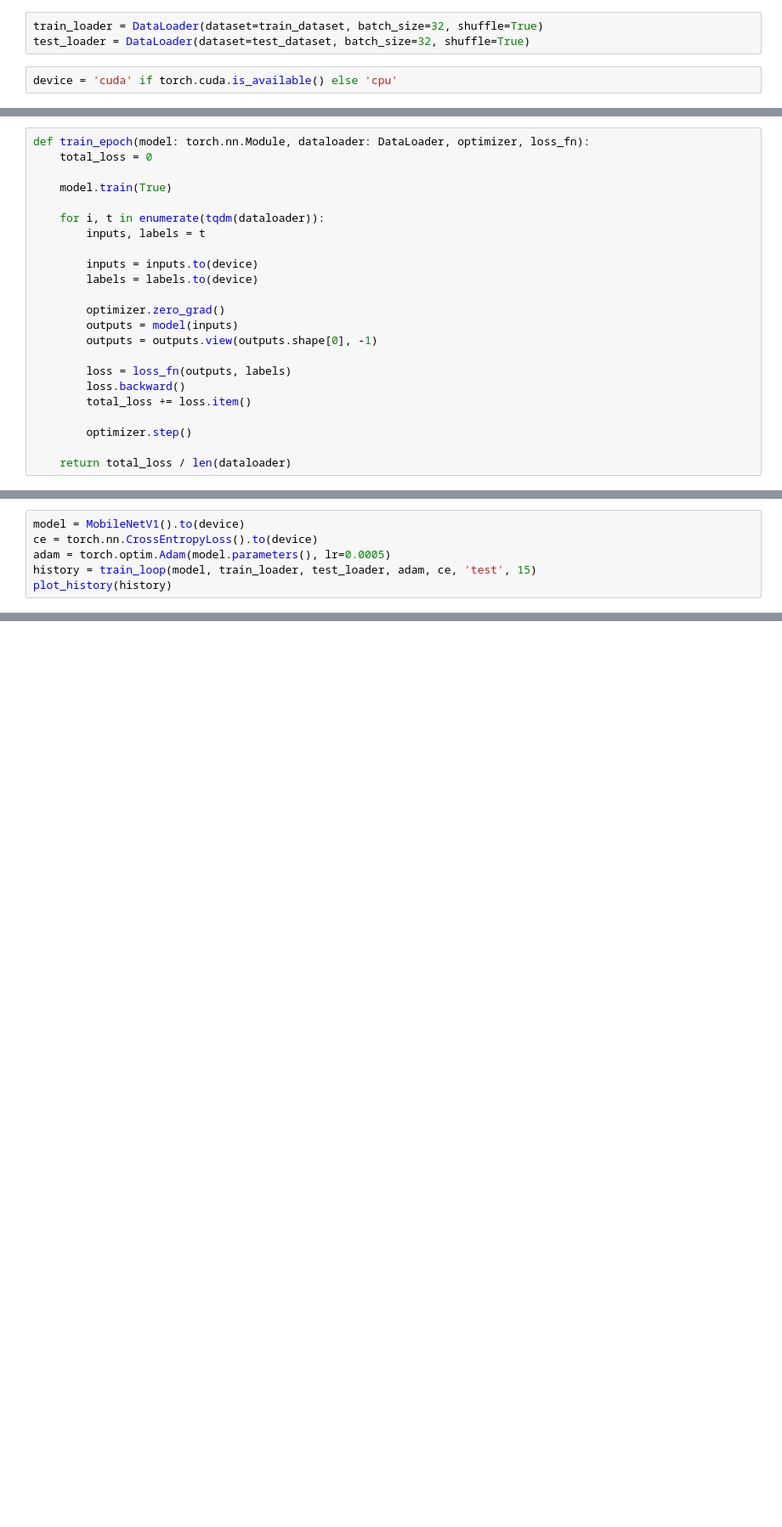
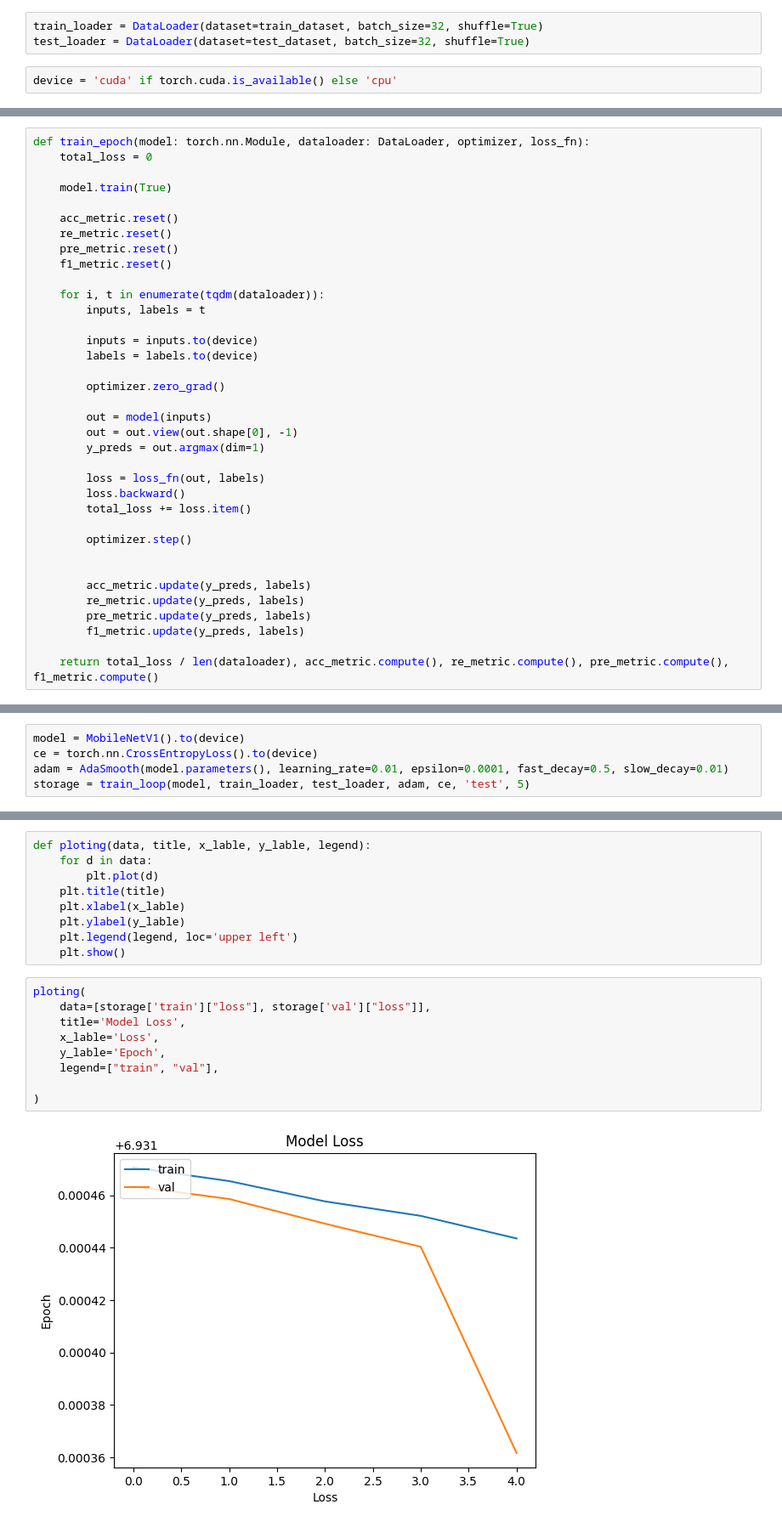
Before and after one commit to mcdnmd/stanford_cars, a Jupyter notebook: stanford-cars-dataset.ipynb, the cells around one changed output, grey strips where cells are left out. Shown at 85% size. Drawn from its saved outputs; the diff is of its cells as text; blank space fills up the shorter version.

```diff
--- a/stanford-cars-dataset.ipynb
+++ b/stanford-cars-dataset.ipynb
@@ -224,6 +348,11 @@ def train_epoch(model: torch.nn.Module, dataloader: DataLoader, optimizer, loss_
     total_loss = 0
 
     model.train(True)
+
+    acc_metric.reset()
+    re_metric.reset()
+    pre_metric.reset()
+    f1_metric.reset()
 
     for i, t in enumerate(tqdm(dataloader)):
         inputs, labels = t
@@ -232,16 +361,24 @@ def train_epoch(model: torch.nn.Module, dataloader: DataLoader, optimizer, loss_
         labels = labels.to(device)
 
         optimizer.zero_grad()
-        outputs = model(inputs)
-        outputs = outputs.view(outputs.shape[0], -1)
 
-        loss = loss_fn(outputs, labels)
+        out = model(inputs)
+        out = out.view(out.shape[0], -1)
+        y_preds = out.argmax(dim=1)
+
+        loss = loss_fn(out, labels)
         loss.backward()
         total_loss += loss.item()
 
         optimizer.step()
 
-    return total_loss / len(dataloader)
+
+        acc_metric.update(y_preds, labels)
+        re_metric.update(y_preds, labels)
+        pre_metric.update(y_preds, labels)
+        f1_metric.update(y_preds, labels)
+
+    return total_loss / len(dataloader), acc_metric.compute(), re_metric.compute(), pre_metric.compute(), f1_metric.compute()
 # %%
 def validate(model, dataloader, loss_fn):
     total_loss = 0
@@ -324,6 +469,5 @@ def plot_history(history):
 # %%
 model = MobileNetV1().to(device)
 ce = torch.nn.CrossEntropyLoss().to(device)
-adam = torch.optim.Adam(model.parameters(), lr=0.0005)
-history = train_loop(model, train_loader, test_loader, adam, ce, 'test', 15)
-plot_history(history)
+adam = AdaSmooth(model.parameters(), learning_rate=0.01, epsilon=0.0001, fast_decay=0.5, slow_decay=0.01)
+storage = train_loop(model, train_loader, test_loader, adam, ce, 'test', 5)
@@ -329,0 +548,20 @@ plot_history(history)
+# %%
+def ploting(data, title, x_lable, y_lable, legend):
+    for d in data:
+        plt.plot(d)
+    plt.title(title)
+    plt.xlabel(x_lable)
+    plt.ylabel(y_lable)
+    plt.legend(legend, loc='upper left')
+    plt.show()
+# %%
+ploting(
+    data=[storage['train']["loss"], storage['val']["loss"]],
+    title='Model Loss',
+    x_lable='Loss',
+    y_lable='Epoch',
+    legend=["train", "val"],
+
+)
+# %% [output]
+[figure, added]
```
Also changed, not shown: parts of 14 cells of this notebook, 4 other files.
